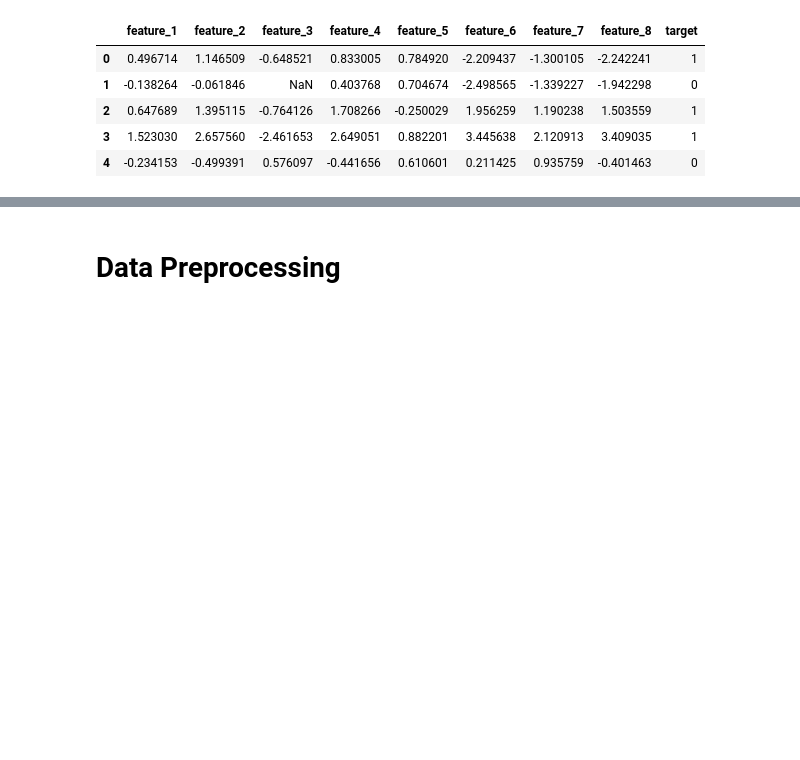
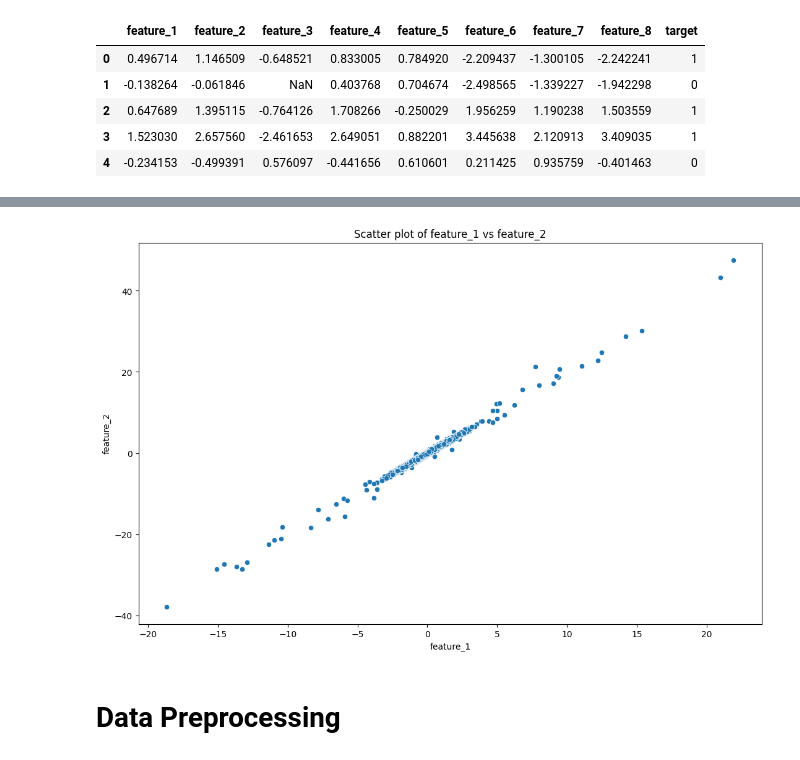
Before and after one commit to Montasir00/Ml_final_project, a Jupyter notebook: Final_Project.ipynb, the cells around one changed output, grey strips where cells are left out. Cells and saved outputs as stored; diff of their text form; code cells hidden in the pictures; blank space fills up the shorter version.

```diff
--- a/Final_Project.ipynb
+++ b/Final_Project.ipynb
@@ -123,3 +120,12 @@ plt.show()
+# %%
+plt.figure(figsize=(13,8))
+sns.scatterplot(x='feature_1', y='feature_2', data=df)
+plt.xlabel('feature_1')
+plt.ylabel('feature_2')
+plt.title('Scatter plot of feature_1 vs feature_2')
+plt.show()
+# %% [output]
+[figure, added]
 # %% [markdown]
 # Data Preprocessing
 # %%
```
Also changed, not shown: parts of 13 cells of this notebook.
